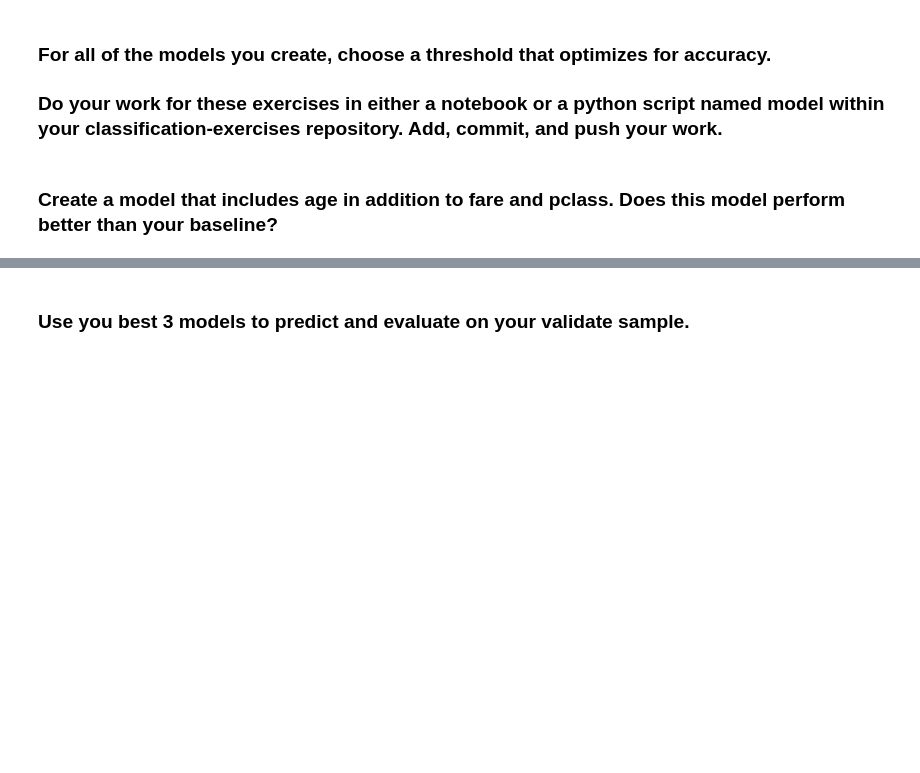
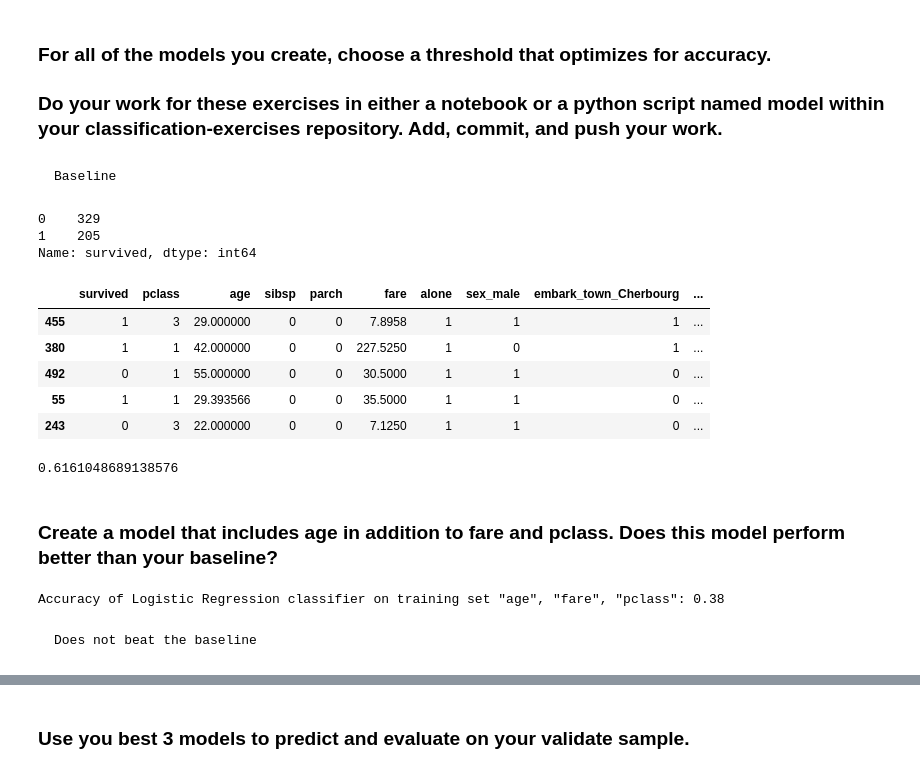
Before and after one commit to joshuamchavez2/classification-exercises, a Jupyter notebook: model.ipynb, the cells around one changed output, grey strips where cells are left out. Drawn from its saved outputs; the diff is of its cells as text; code cells hidden in the pictures; blank space fills up the shorter version.

Commit message:
worked on model, updated prepare

```diff
--- a/model.ipynb
+++ b/model.ipynb
@@ -387,5 +388,30 @@ support    329.000000  205.000000  0.743446  534.000000    534.000000
 ### For all of the models you create, choose a threshold that optimizes for accuracy.
 
 ### Do your work for these exercises in either a notebook or a python script named model within your classification-exercises repository. Add, commit, and push your work.
+# %% [markdown]
+    Baseline
+# %%
+train, validate, test = prepare.prep_titanic_data(acquire.get_titanic_data())
+# %%
+train['survived'].value_counts()
+# %% [output]
+0    329
+1    205
+Name: survived, dtype: int64
+# %%
+train['baseline'] = 0
+# %%
+train.head()
+# %% [output]
+|  | survived | pclass | age | sibsp | parch | fare | alone | sex_male | embark_town_Cherbourg | ... |
+| 455 | 1 | 3 | 29.000000 | 0 | 0 | 7.8958 | 1 | 1 | 1 | ... |
+| 380 | 1 | 1 | 42.000000 | 0 | 0 | 227.5250 | 1 | 0 | 1 | ... |
+| 492 | 0 | 1 | 55.000000 | 0 | 0 | 30.5000 | 1 | 1 | 0 | ... |
+| 55 | 1 | 1 | 29.393566 | 0 | 0 | 35.5000 | 1 | 1 | 0 | ... |
+| 243 | 0 | 3 | 22.000000 | 0 | 0 | 7.1250 | 1 | 1 | 0 | ... |
+# %%
+(train['survived']==train['baseline']).mean()
+# %% [output]
+0.6161048689138576
 # %% [markdown]
 ### Create a model that includes age in addition to fare and pclass. Does this model perform better than your baseline?
@@ -391,0 +420,15 @@ support    329.000000  205.000000  0.743446  534.000000    534.000000
+# %%
+X_train = train[['age', 'fare', 'pclass']]
+y_train = train.survived
+
+logit = LogisticRegression(C=1, class_weight={0:1, 1:99}, random_state=123, intercept_scaling=1, solver='lbfgs')
+logit.fit(X_train, y_train)
+
+y_pred = logit.predict(X_train)
+
+print('Accuracy of Logistic Regression classifier on training set "age", "fare", "pclass": {:.2f}'
+     .format(logit.score(X_train, y_train)))
+# %% [output]
+Accuracy of Logistic Regression classifier on training set "age", "fare", "pclass": 0.38
+# %% [markdown]
+    Does not beat the baseline
```
Also changed, not shown: parts of 34 cells of this notebook, 3 other files.
